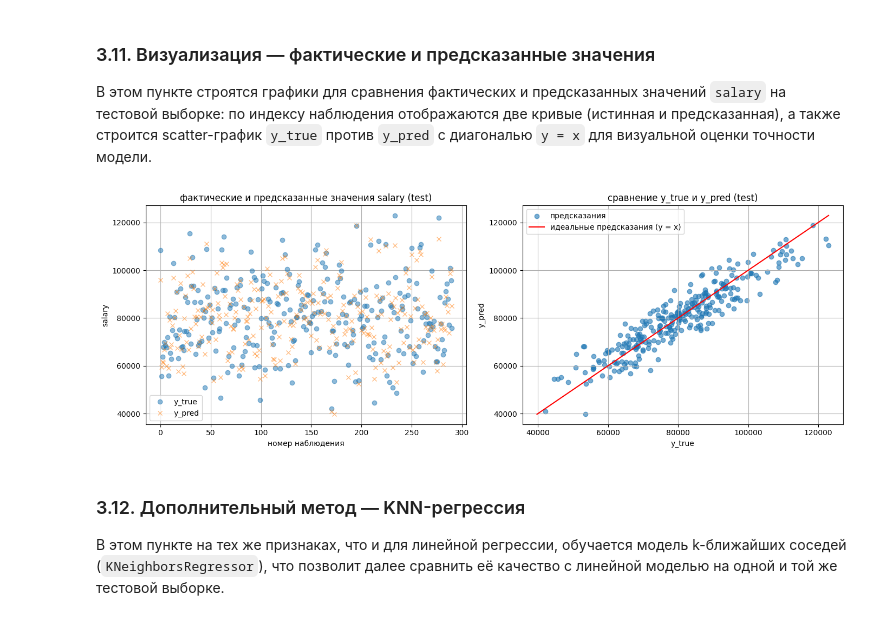
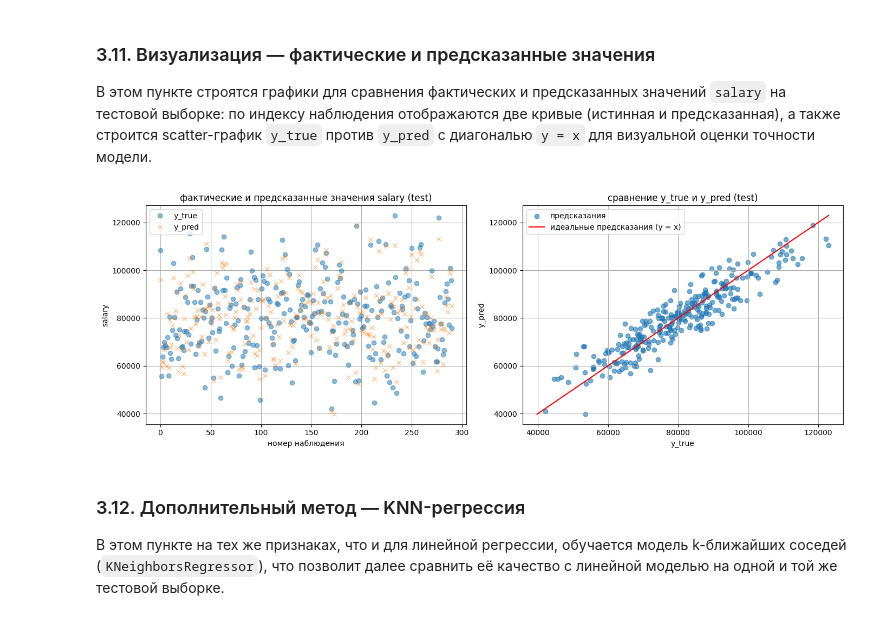
Before and after one commit to cocahonka/suai-data-science-labs, a Jupyter notebook: lab3/ЛР3_Мясников_7.ipynb, the cells around one changed output. Saved outputs shown, nothing was run; the diff lists cells and outputs as text; code cells hidden in the pictures.

```diff
--- a/lab3/ЛР3_Мясников_7.ipynb
+++ b/lab3/ЛР3_Мясников_7.ipynb
@@ -974,34 +1072,34 @@ print(coef_df_sorted.head(10))
 # %%
 # визуализация фактических и предсказанных значений salary на тестовой выборке
 
 plt.figure(figsize=(14, 5))
 
 # график по индексам наблюдений
 plt.subplot(1, 2, 1)
 plt.plot(y_test.values, label='y_true', marker='o', linestyle='none', alpha=0.5)
 plt.plot(y_pred_test, label='y_pred', marker='x', linestyle='none', alpha=0.5)
 plt.title('фактические и предсказанные значения salary (test)')
 plt.xlabel('номер наблюдения')
 plt.ylabel('salary')
-plt.legend()
+plt.legend(loc='upper left')
 plt.grid(True)
 
 # scatter-график y_true vs y_pred с диагональю y = x
 plt.subplot(1, 2, 2)
 plt.scatter(y_test.values, y_pred_test, alpha=0.6, label='предсказания')
 min_val = min(y_test.min(), y_pred_test.min())
 max_val = max(y_test.max(), y_pred_test.max())
 plt.plot([min_val, max_val], [min_val, max_val], color='red', label='идеальные предсказания (y = x)')
 plt.title('сравнение y_true и y_pred (test)')
 plt.xlabel('y_true')
 plt.ylabel('y_pred')
-plt.legend()
+plt.legend(loc='upper left')
 plt.grid(True)
 
 plt.tight_layout()
 plt.show()
 # %% [output]
-[figure, old version]
+[figure, new version]
 # %% [markdown]
 ### 3.12. Дополнительный метод — KNN-регрессия
 
```
Also changed, not shown: parts of 28 cells of this notebook.
